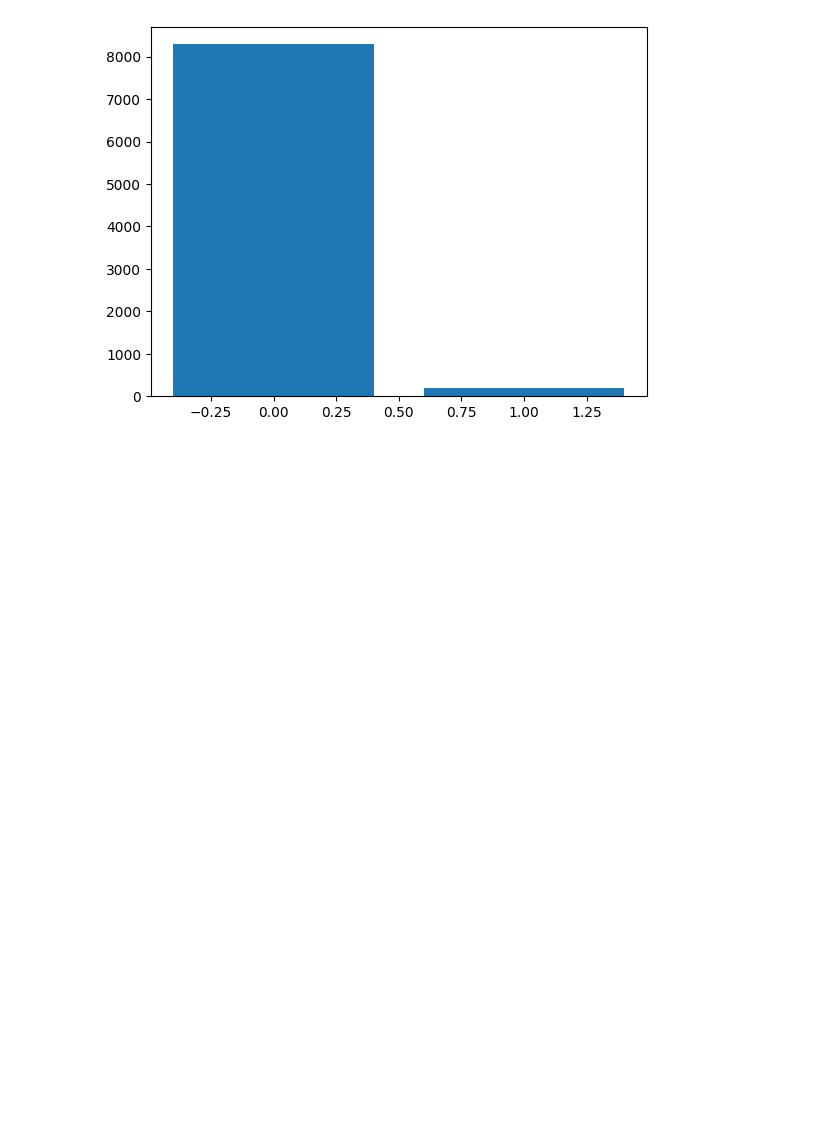
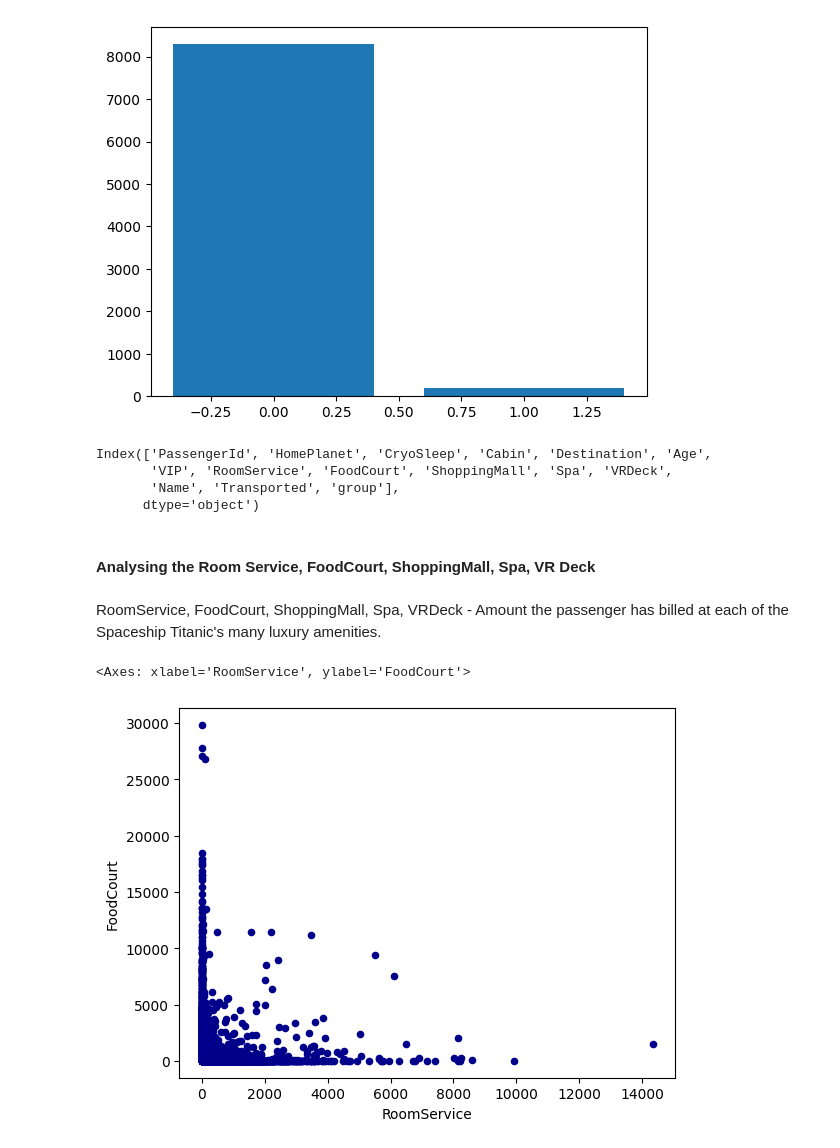
Before and after one commit to Gyxius/spaceship-titanic, a Jupyter notebook: analysis.ipynb, the cells around one changed output. Drawn from its saved outputs; the diff is of its cells as text; code cells hidden in the pictures; blank space fills up the shorter version.

```diff
--- a/analysis.ipynb
+++ b/analysis.ipynb
@@ -289,3 +293,21 @@ plt.bar(df_vip["VIP"], df_vip["count"])
 # %% [output]
 <BarContainer object of 2 artists>
 [figure]
+# %%
+df.columns
+# %% [output]
+Index(['PassengerId', 'HomePlanet', 'CryoSleep', 'Cabin', 'Destination', 'Age',
+       'VIP', 'RoomService', 'FoodCourt', 'ShoppingMall', 'Spa', 'VRDeck',
+       'Name', 'Transported', 'group'],
+      dtype='object')
+# %% [markdown]
+#### Analysing the Room Service, FoodCourt, ShoppingMall, Spa, VR Deck
+# %% [markdown]
+RoomService, FoodCourt, ShoppingMall, Spa, VRDeck - Amount the passenger has billed at each of the Spaceship Titanic's many luxury amenities.
+# %%
+df.plot.scatter(x='RoomService',
+                      y='FoodCourt',
+                      c='DarkBlue')
+# %% [output]
+<Axes: xlabel='RoomService', ylabel='FoodCourt'>
+[figure, added]
```
Also changed, not shown: parts of 11 cells of this notebook.
